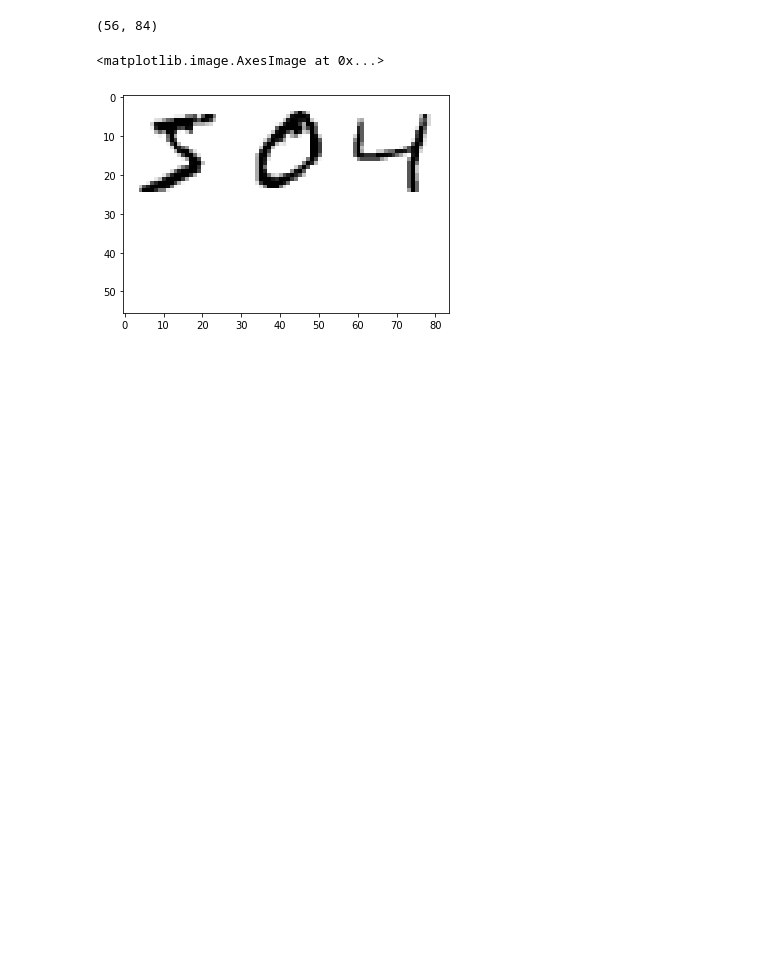
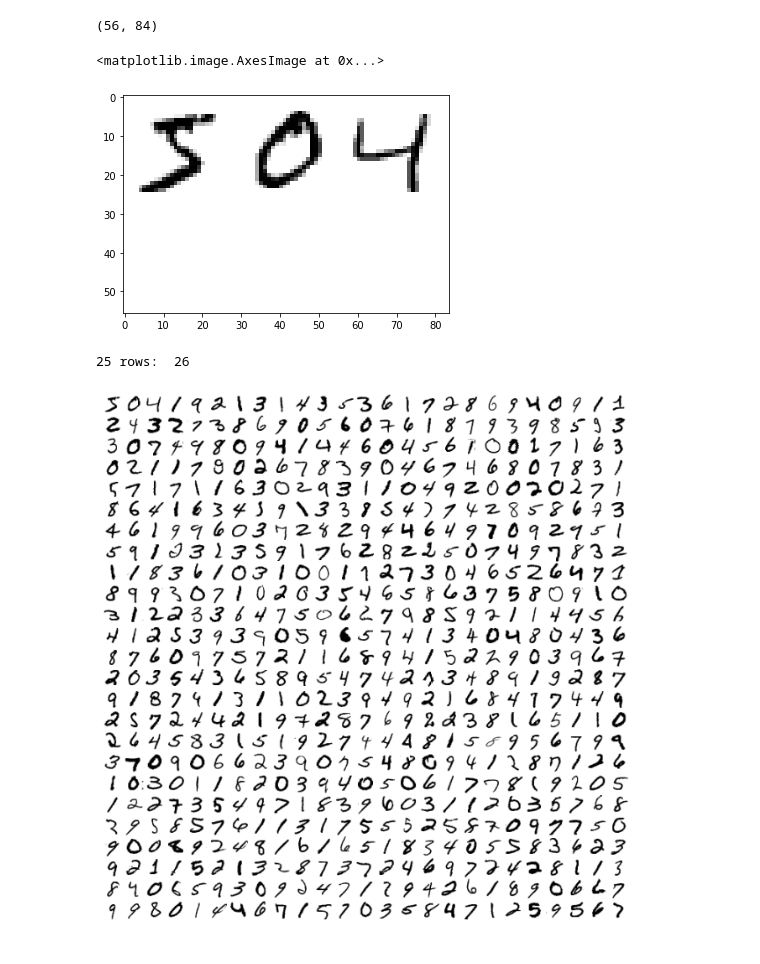
Before and after one commit to psukphranee/Machine-Learning-Projects, a Jupyter notebook: Hands-On Machine Learning/Chapter 3: Classification/Classification_draft_1.ipynb, the cells around one changed output. Cells and saved outputs as stored; diff of their text form; code cells hidden in the pictures; blank space fills up the shorter version.

```diff
--- a/Hands-On Machine Learning/Chapter 3: Classification/Classification_draft_1.ipynb
+++ b/Hands-On Machine Learning/Chapter 3: Classification/Classification_draft_1.ipynb
@@ -101,16 +102,19 @@ def plot_digits(instances, images_per_row=10, **options):
   #calculate number of rows needed
   #this is equivalent to ceil(len(instances)/img_per_row) although I'm not sure how.
   #going to read up on this in a discrete math book
-  n_rows = len(instances) - 1 // img_per_row + 1
+  n_rows = (len(instances) + 1) // (img_per_row - 1)
+  print(img_per_row, "rows: ", n_rows)
 
   #in case the instances are less than number of rows * the images per row, we'll pad them with zeros
   #of 28 x 28 dimension. the rows of padded_instances are images flattened out.
-  padded_instances = np.concatenate([instances, np.zeros(n_rows, size * size)], axis=0)
+  n_padding = (n_rows * img_per_row) - len(instances)
+  padded_instances = np.concatenate([instances, np.zeros((n_padding, size * size))], axis=0)
 
   #we perform a reshaping of the padded_instances. each row in padded_instances will fill a 28x28 (size x size)
   #square. there are n_row * img_per_row of these squares. e.g. the element num_grid[0,0] contains a 28x28
   #ndarray of numbers corresponding to the first row of instances
-  num_grid = padded_instances.rehape(n_rows, img_per_row, size, size)
+  num_grid = padded_instances.reshape(n_rows, img_per_row, size, size)
+
 
   #num_grid is a 4D array that needs to be mapped to a 2D array before rendering.
   #We will have to modify the way the 4D array is indexed, by using the function transpose(), prior to mapping it using reshape().
@@ -118,6 +122,16 @@ def plot_digits(instances, images_per_row=10, **options):
   #the operation transpose(0,2,1,3) will modify the index so that the first two indices are rows and last two are columns
   #of the image grid and pixels, respectively. For example, the incrementing indices (0,0,0,0) -> (0,0,0,1) -> (0,0,0,2)
   #will sweep across the first row of pixels of images num_grid's first row.
-  num_grid_2D = num_grid.transpose(0,2,1,3).reshape((n_rows * size, img_per_row * size))
+  num_grid_2D = num_grid.transpose(0,2,1,3).reshape(n_rows * size, img_per_row * size)
 
-  mpl.imshow(num_grid_2D)
+  plt.imshow(num_grid_2D, cmap=mpl.cm.binary, **options)
+  plt.axis("off")
+# %%
+%matplotlib inline
+plt.figure(figsize=(12,12))
+example_images = X[:625]
+plot_digits(example_images, images_per_row=25)
+plt.show()
+# %% [output]
+25 rows:  26
+[figure, added]
```
Also changed, not shown: parts of 2 cells of this notebook.
